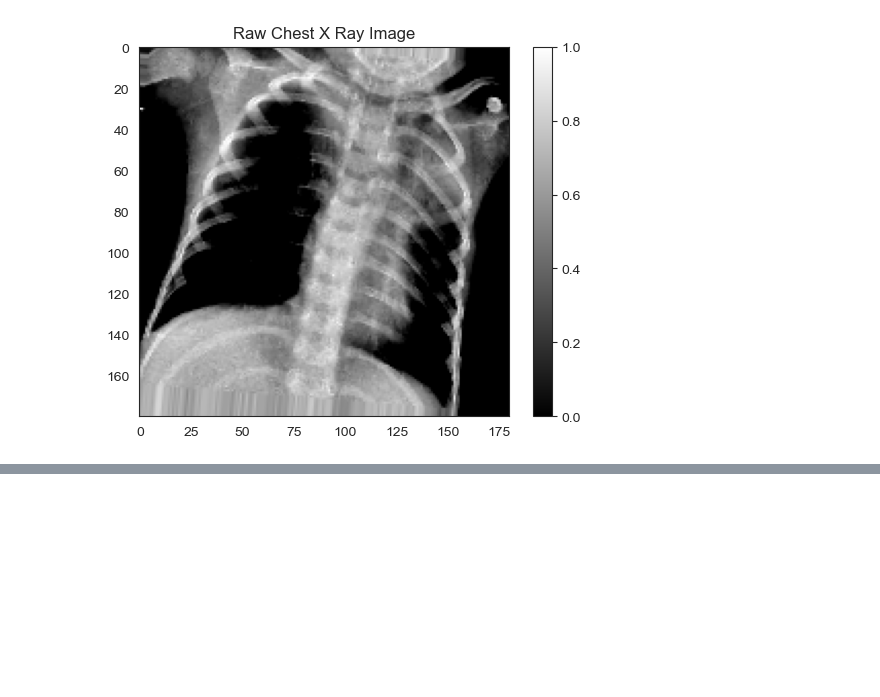
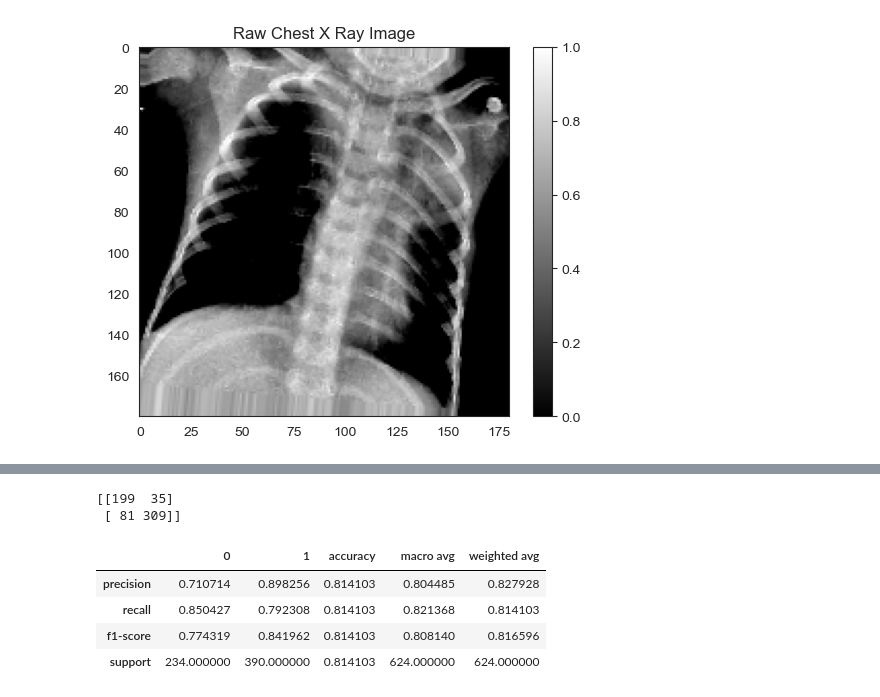
Before and after one commit to IgorTorquatto/Python_MachineLearning, a Jupyter notebook: TensorFlow/Código_Medical_Diagnosis.ipynb, the cells around one changed output, grey strips where cells are left out. Cells and saved outputs as stored; diff of their text form; code cells hidden in the pictures; blank space fills up the shorter version.

```diff
--- a/TensorFlow/Código_Medical_Diagnosis.ipynb
+++ b/TensorFlow/Código_Medical_Diagnosis.ipynb
@@ -180,0 +322,11 @@ The mean value of the pixels is 0.0000 and the standard deviation is 1.0000
+# %%
+print(confusion_matrix(test.classes, pred > 0.7))
+pd.DataFrame(classification_report(test.classes, pred > 0.7, output_dict=True))
+# %% [output]
+[[199  35]
+ [ 81 309]]
+|  | 0 | 1 | accuracy | macro avg | weighted avg |
+| precision | 0.710714 | 0.898256 | 0.814103 | 0.804485 | 0.827928 |
+| recall | 0.850427 | 0.792308 | 0.814103 | 0.821368 | 0.814103 |
+| f1-score | 0.774319 | 0.841962 | 0.814103 | 0.808140 | 0.816596 |
+| support | 234.000000 | 390.000000 | 0.814103 | 624.000000 | 624.000000 |
```
Also changed, not shown: parts of 16 cells of this notebook.
